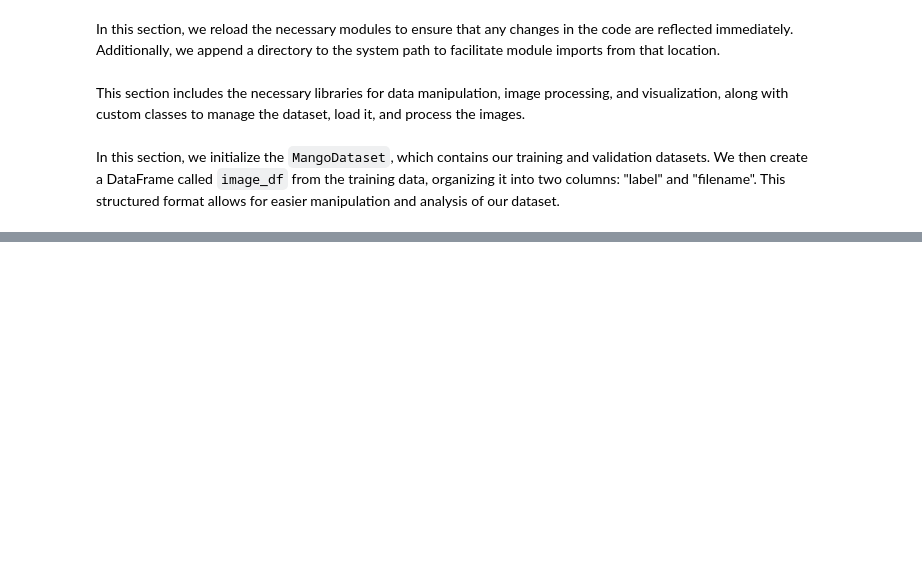
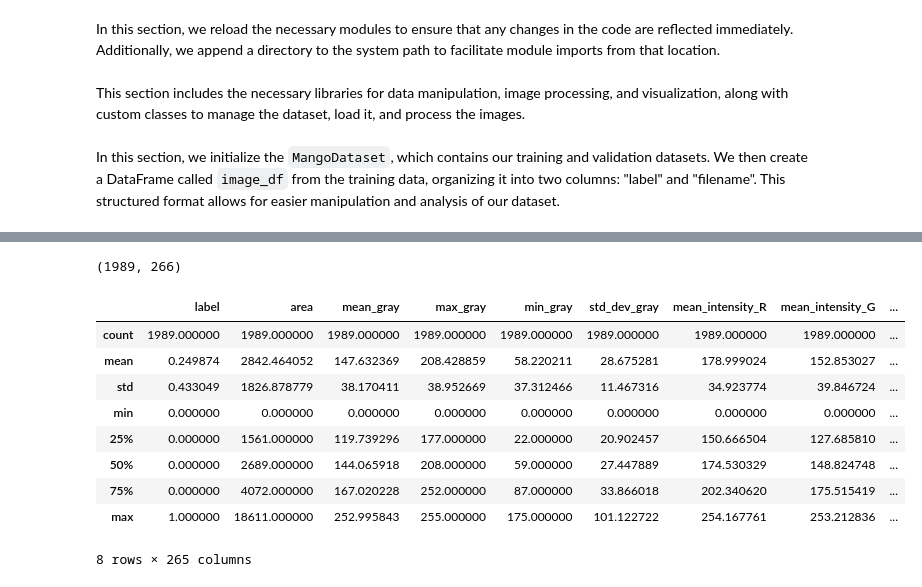
Before and after one commit to dejesusbg/mangifera, a Jupyter notebook: notebooks/EDA.ipynb, the cells around one changed output, grey strips where cells are left out. Drawn from its saved outputs; the diff is of its cells as text; code cells hidden in the pictures; blank space fills up the shorter version.

```diff
--- a/notebooks/EDA.ipynb
+++ b/notebooks/EDA.ipynb
@@ -65 +63,17 @@ features_df.sample(5)
+# %%
+stats_df = pd.DataFrame(stats_set)
+print(stats_df.shape)
+stats_df.describe()
+# %% [output]
+(1989, 266)
+|  | label | area | mean_gray | max_gray | min_gray | std_dev_gray | mean_intensity_R | mean_intensity_G | ... |
+| count | 1989.000000 | 1989.000000 | 1989.000000 | 1989.000000 | 1989.000000 | 1989.000000 | 1989.000000 | 1989.000000 | ... |
+| mean | 0.249874 | 2842.464052 | 147.632369 | 208.428859 | 58.220211 | 28.675281 | 178.999024 | 152.853027 | ... |
+| std | 0.433049 | 1826.878779 | 38.170411 | 38.952669 | 37.312466 | 11.467316 | 34.923774 | 39.846724 | ... |
+| min | 0.000000 | 0.000000 | 0.000000 | 0.000000 | 0.000000 | 0.000000 | 0.000000 | 0.000000 | ... |
+| 25% | 0.000000 | 1561.000000 | 119.739296 | 177.000000 | 22.000000 | 20.902457 | 150.666504 | 127.685810 | ... |
+| 50% | 0.000000 | 2689.000000 | 144.065918 | 208.000000 | 59.000000 | 27.447889 | 174.530329 | 148.824748 | ... |
+| 75% | 0.000000 | 4072.000000 | 167.020228 | 252.000000 | 87.000000 | 33.866018 | 202.340620 | 175.515419 | ... |
+| max | 1.000000 | 18611.000000 | 252.995843 | 255.000000 | 175.000000 | 101.122722 | 254.167761 | 253.212836 | ... |
+8 rows × 265 columns
 # %% [markdown]
```
Also changed, not shown: parts of 12 cells of this notebook.
